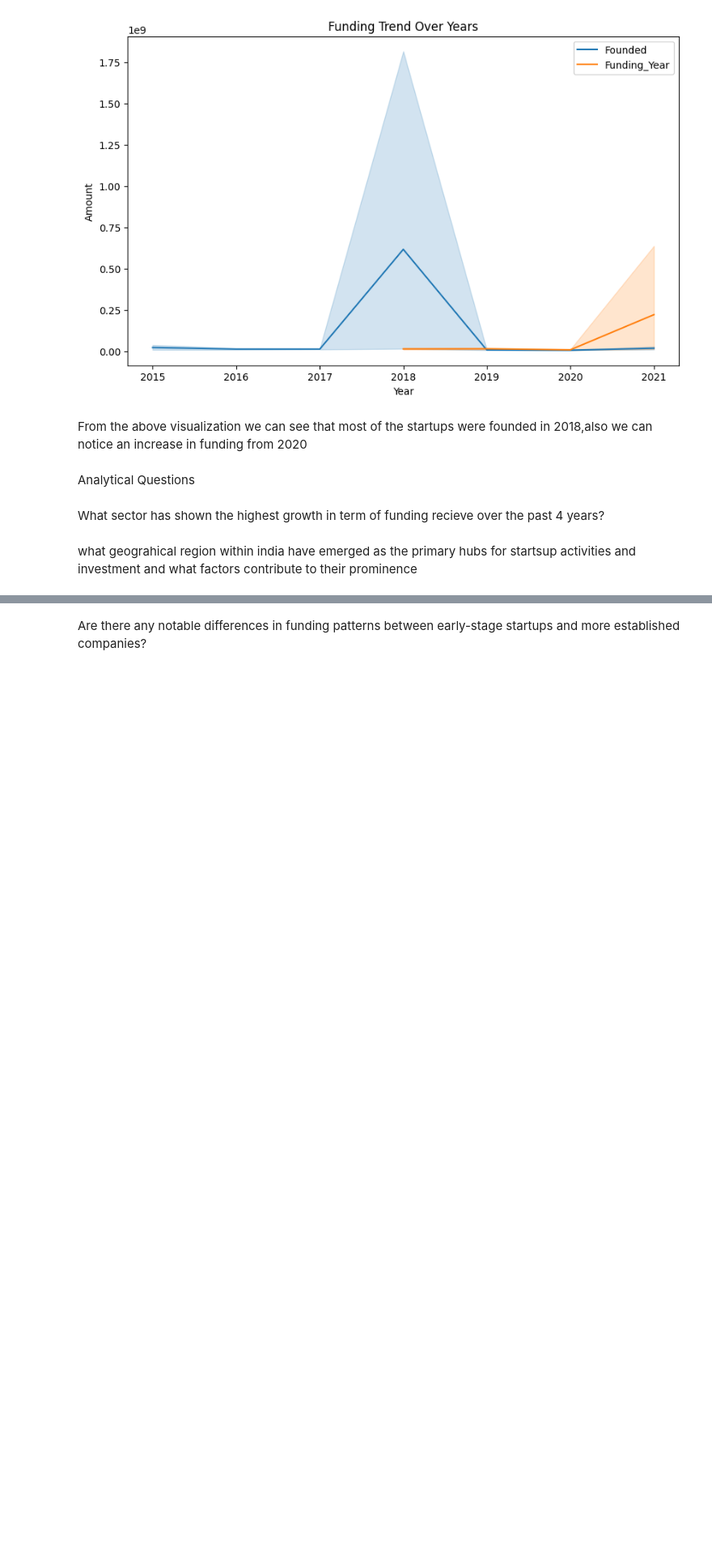
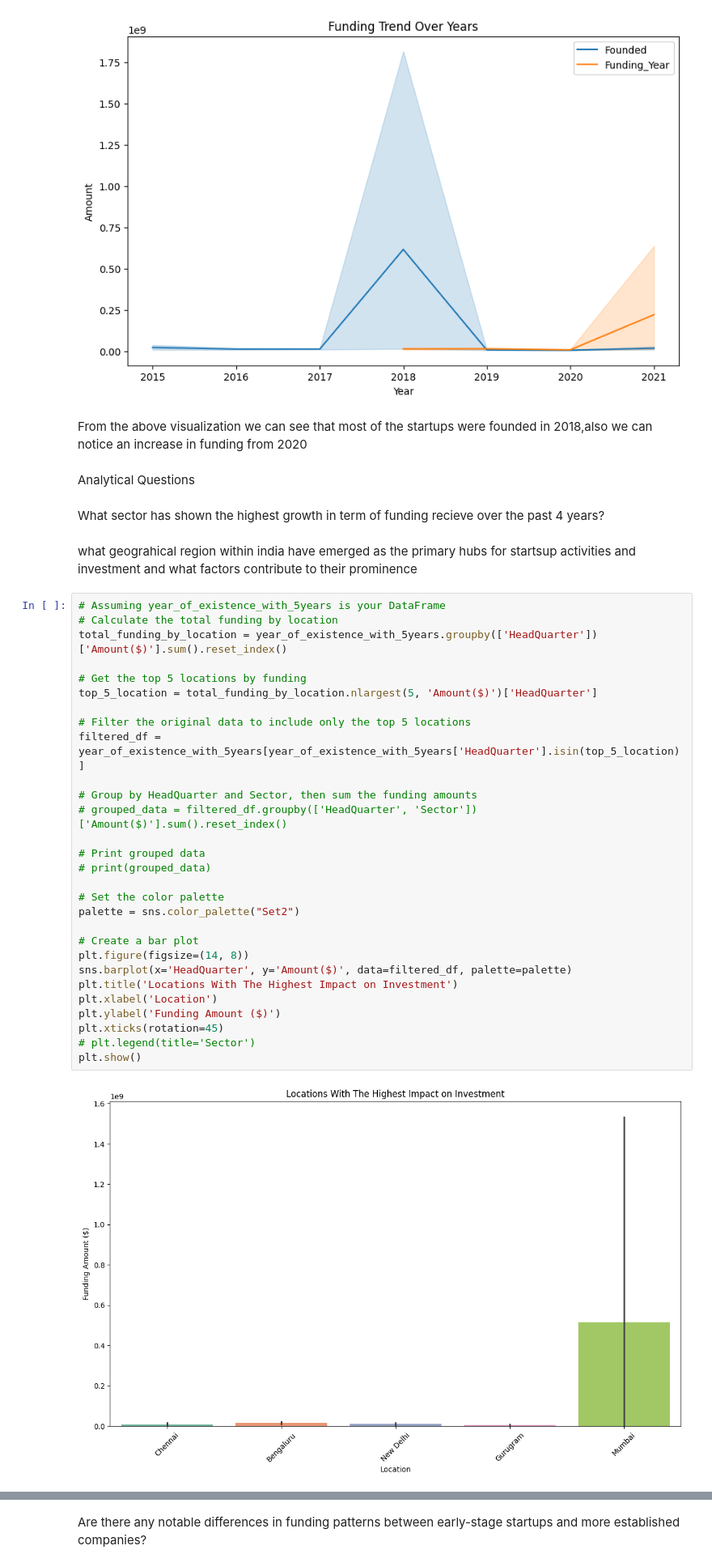
Before and after one commit to zeemanzak/Hypothesis-Testing-and-Eda-on-Indian-Startups-Ecosystem, a Jupyter notebook: notebooks/main.ipynb, the cells around one changed output, grey strips where cells are left out. Shown at 81% size. Cells and saved outputs as stored; diff of their text form; blank space fills up the shorter version.

```diff
--- a/notebooks/main.ipynb
+++ b/notebooks/main.ipynb
@@ -2482,3 +2472,34 @@ Analytical Questions
  What sector  has shown the highest growth in term of funding  recieve over the past 4 years?
 # %% [markdown]
 what geograhical region within india have emerged as the primary hubs for startsup activities and investment and what factors contribute to their prominence
+# %%
+# Assuming year_of_existence_with_5years is your DataFrame
+# Calculate the total funding by location
+total_funding_by_location = year_of_existence_with_5years.groupby(['HeadQuarter'])['Amount($)'].sum().reset_index()
+
+# Get the top 5 locations by funding
+top_5_location = total_funding_by_location.nlargest(5, 'Amount($)')['HeadQuarter']
+
+# Filter the original data to include only the top 5 locations
+filtered_df = year_of_existence_with_5years[year_of_existence_with_5years['HeadQuarter'].isin(top_5_location)]
+
+# Group by HeadQuarter and Sector, then sum the funding amounts
+# grouped_data = filtered_df.groupby(['HeadQuarter', 'Sector'])['Amount($)'].sum().reset_index()
+
+# Print grouped data
+# print(grouped_data)
+
+# Set the color palette
+palette = sns.color_palette("Set2")
+
+# Create a bar plot
+plt.figure(figsize=(14, 8))
+sns.barplot(x='HeadQuarter', y='Amount($)', data=filtered_df, palette=palette)
+plt.title('Locations With The Highest Impact on Investment')
+plt.xlabel('Location')
+plt.ylabel('Funding Amount ($)')
+plt.xticks(rotation=45)
+# plt.legend(title='Sector')
+plt.show()
+# %% [output]
+[figure, added]
```
Also changed, not shown: parts of 17 cells of this notebook, 2 other files.
